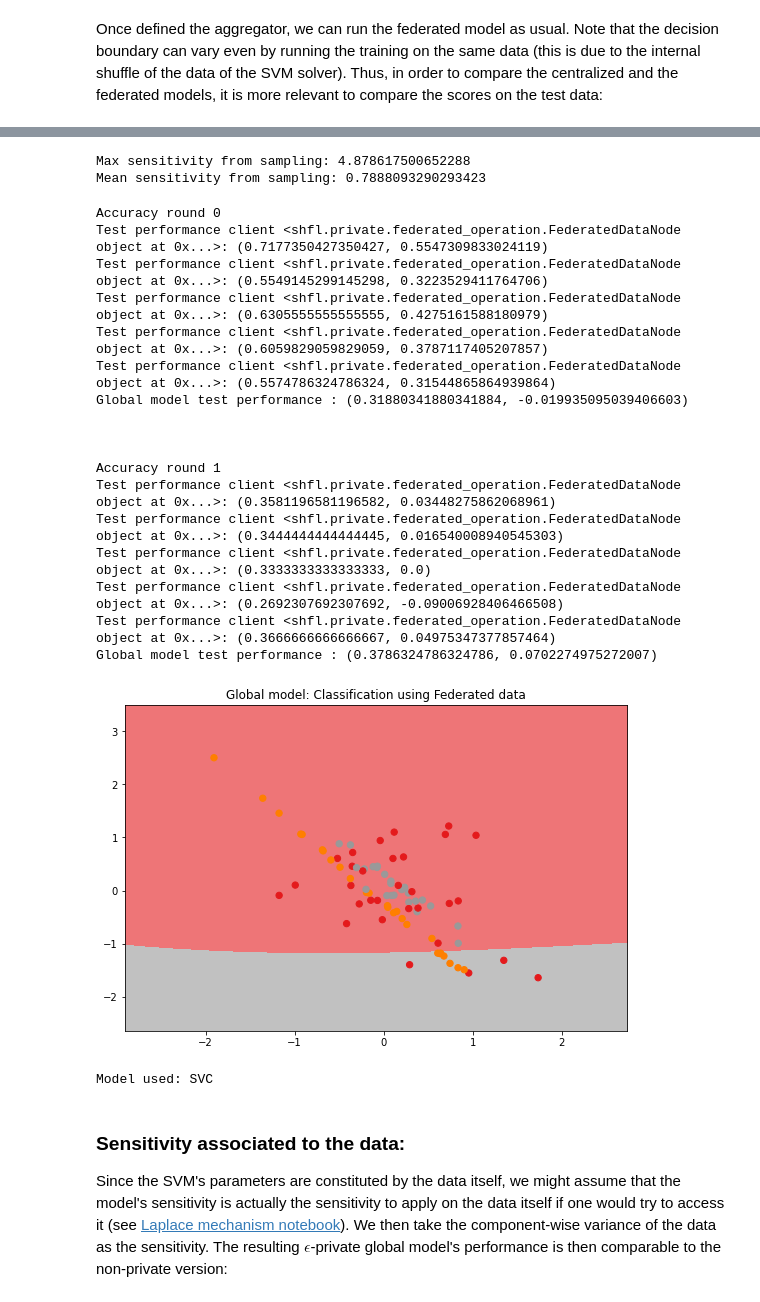
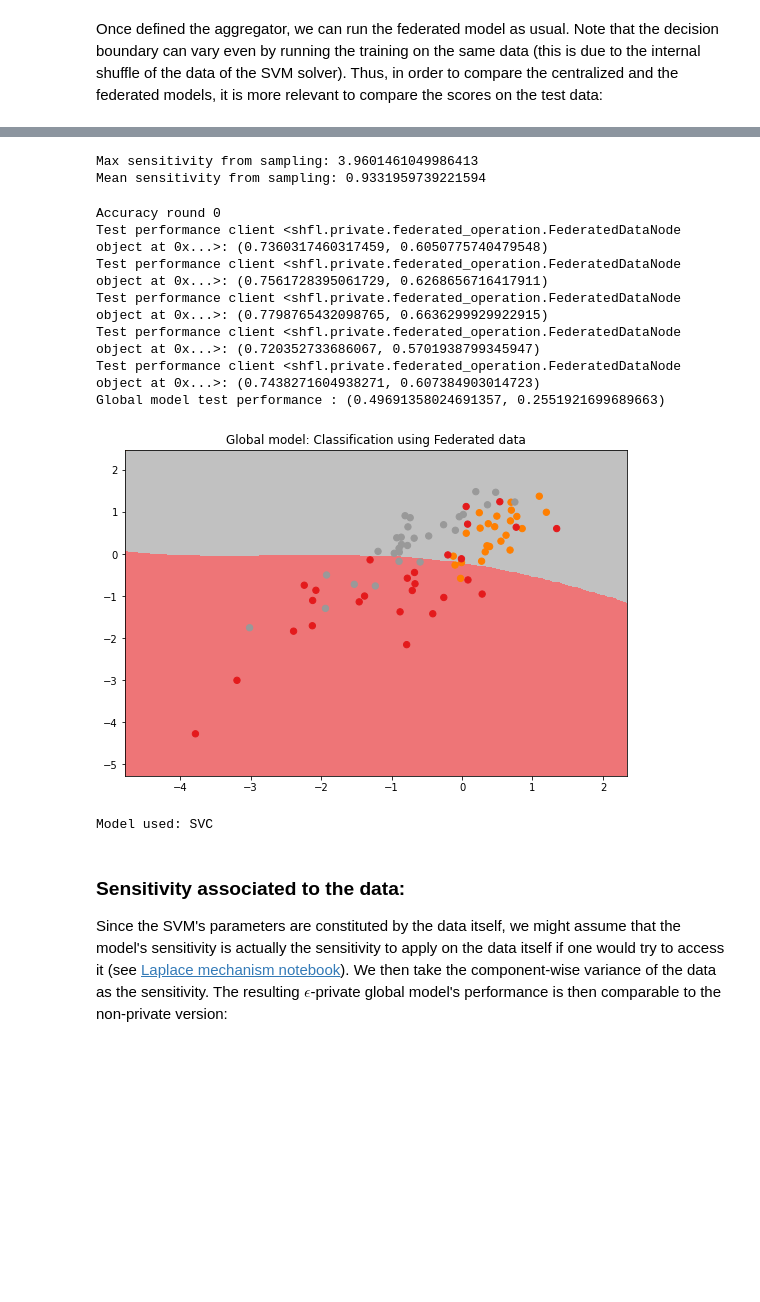
Before and after one commit to zhangzhizheng/Sherpa.ai-Federated-Learning-Framework, a Jupyter notebook: notebooks/federated_models/non_linearSVM_05_Learning_rounds.ipynb, the cells around one changed output, grey strips where cells are left out. Drawn from its saved outputs; the diff is of its cells as text; code cells hidden in the pictures; blank space fills up the shorter version.

```diff
--- a/notebooks/federated_models/non_linearSVM_05_Learning_rounds.ipynb
+++ b/notebooks/federated_models/non_linearSVM_05_Learning_rounds.ipynb
@@ -23,7 +23,7 @@ n_classes = 3
 data, labels = make_classification(
     n_samples=400, n_features=n_features, n_informative=2,
     n_redundant=0, n_repeated=0, n_classes=n_classes,
-    n_clusters_per_class=1, weights=None, flip_y=0.1, class_sep=0.1)
+    n_clusters_per_class=1, weights=None, flip_y=0.1, class_sep=0.5)
 database = LabeledDatabase(data, labels)
 
 train_data, train_labels, test_data, test_labels = database.load_data()
@@ -422,7 +426,6 @@ sampler = SensitivitySampler()
 
 n_samples = 200 # must be <= n_instances
 kwargs['random_state'] = 123
-kwargs['C'] = 1
 max_sensitivity, mean_sensitivity = sampler.sample_sensitivity(
     SVMClassifierSample(n_features=n_features, classes=classes, model=model_use),
     MatrixSetXoRNorm(), distribution, n=n_samples, m=100)
@@ -430,41 +433,31 @@ max_sensitivity, mean_sensitivity = sampler.sample_sensitivity(
 print("Max sensitivity from sampling: " + str(max_sensitivity))
 print("Mean sensitivity from sampling: " + str(mean_sensitivity))
 # %% [output]
-Max sensitivity from sampling: 4.878617500652288
-Mean sensitivity from sampling: 0.7888093290293423
+Max sensitivity from sampling: 3.9601461049986413
+Mean sensitivity from sampling: 0.9331959739221594
 # %%
-from shfl.differential_privacy import LaplaceMechanism
+from shfl.differential_privacy import GaussianMechanism
 
 sensitivity_array = np.full((n_features+1,), max_sensitivity)
 sensitivity_array[-1] = 0  # We don't apply noise on the classes
-params_access_definition = LaplaceMechanism(sensitivity=sensitivity_array, epsilon=1)
+params_access_definition = GaussianMechanism(sensitivity=sensitivity_array, epsilon_delta=(0.9, 0.9))
 federated_governmentDP = shfl.federated_government.FederatedGovernment(
     model_builder, federated_data, aggregator, model_params_access=params_access_definition)
 
-federated_governmentDP.run_rounds(n=2, test_data=test_data, test_label=test_labels)
+federated_governmentDP.run_rounds(n=1, test_data=test_data, test_label=test_labels)
 if n_features == 2:
     plot_2D_decision_boundary(federated_governmentDP.global_model, test_data, test_labels, title = "Global model: Classification using Federated data")
 
 print("Model used: " + type(federated_governmentDP.global_model._model).__name__)
 # %% [output]
 Accuracy round 0
-Test performance client <shfl.private.federated_operation.FederatedDataNode object at 0x...>: (0.7177350427350427, 0.5547309833024119)
-Test performance client <shfl.private.federated_operation.FederatedDataNode object at 0x...>: (0.5549145299145298, 0.3223529411764706)
-Test performance client <shfl.private.federated_operation.FederatedDataNode object at 0x...>: (0.6305555555555555, 0.4275161588180979)
-Test performance client <shfl.private.federated_operation.FederatedDataNode object at 0x...>: (0.6059829059829059, 0.3787117405207857)
-Test performance client <shfl.private.federated_operation.FederatedDataNode object at 0x...>: (0.5574786324786324, 0.31544865864939864)
-Global model test performance : (0.31880341880341884, -0.019935095039406603)
-
-
-
-Accuracy round 1
-Test performance client <shfl.private.federated_operation.FederatedDataNode object at 0x...>: (0.3581196581196582, 0.03448275862068961)
-Test performance client <shfl.private.federated_operation.FederatedDataNode object at 0x...>: (0.3444444444444445, 0.016540008940545303)
-Test performance client <shfl.private.federated_operation.FederatedDataNode object at 0x...>: (0.3333333333333333, 0.0)
-Test performance client <shfl.private.federated_operation.FederatedDataNode object at 0x...>: (0.2692307692307692, -0.09006928406466508)
-Test performance client <shfl.private.federated_operation.FederatedDataNode object at 0x...>: (0.3666666666666667, 0.04975347377857464)
-Global model test performance : (0.3786324786324786, 0.0702274975272007)
+Test performance client <shfl.private.federated_operation.FederatedDataNode object at 0x...>: (0.7360317460317459, 0.6050775740479548)
+Test performance client <shfl.private.federated_operation.FederatedDataNode object at 0x...>: (0.7561728395061729, 0.6268656716417911)
+Test performance client <shfl.private.federated_operation.FederatedDataNode object at 0x...>: (0.7798765432098765, 0.6636299929922915)
+Test performance client <shfl.private.federated_operation.FederatedDataNode object at 0x...>: (0.720352733686067, 0.5701938799345947)
+Test performance client <shfl.private.federated_operation.FederatedDataNode object at 0x...>: (0.7438271604938271, 0.607384903014723)
+Global model test performance : (0.49691358024691357, 0.2551921699689663)
-[figure, old version]
+[figure, new version]
 Model used: SVC
 # %% [markdown]
 ### Sensitivity associated to the data:
```
Also changed, not shown: parts of 7 cells of this notebook.
